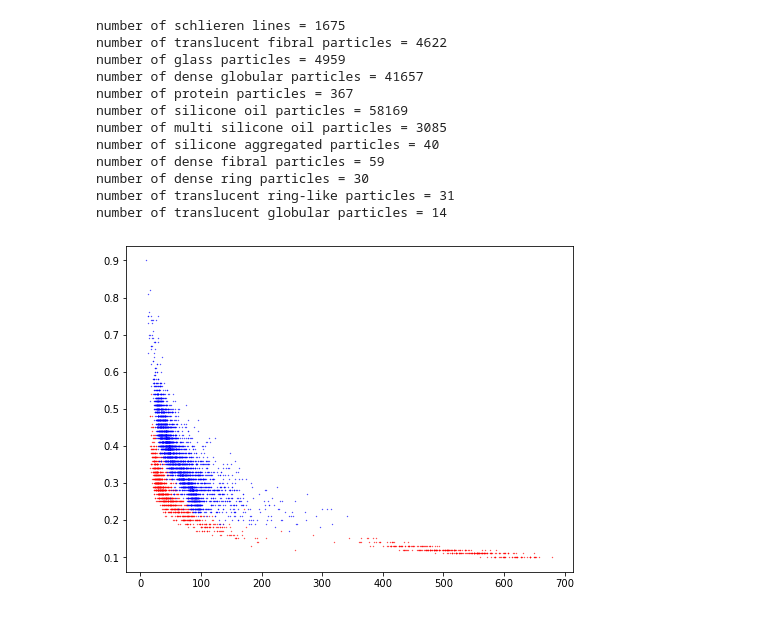
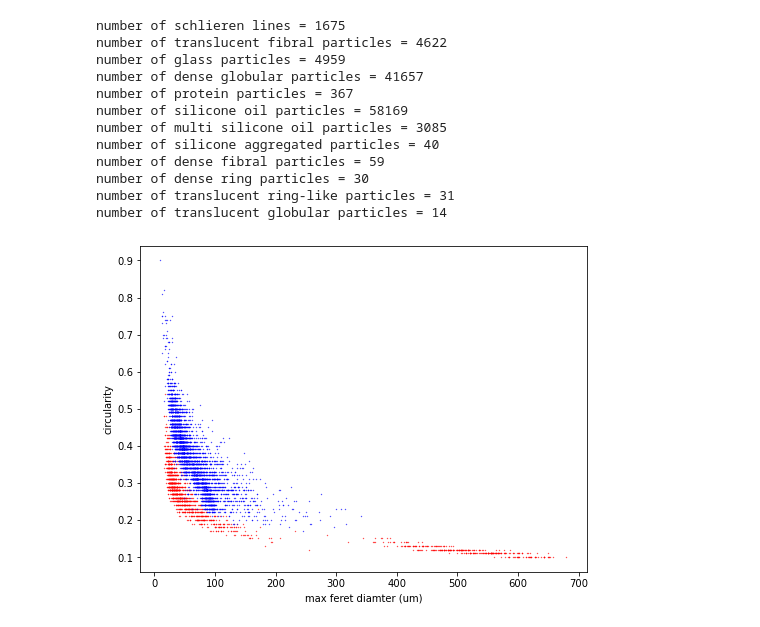
Before and after one commit to Scottholman33/KBI, a Jupyter notebook: KBI_Python_Start.ipynb, the cells around one changed output. Cells and saved outputs as stored; diff of their text form; code cells hidden in the pictures.

```diff
--- a/KBI_Python_Start.ipynb
+++ b/KBI_Python_Start.ipynb
@@ -151,16 +151,18 @@ number of dense ring particles = 30
 number of translucent ring-like particles = 31
 number of translucent globular particles = 14
 # %%
-
 
 fig=plt.figure(figsize=(8,6))
 ax1=fig.add_subplot(1,1,1)
 
 ax1.scatter(schlieren['max_feret_diam_um'], schlieren['circularity'], s=0.1, color = 'r')
 ax1.scatter(translucent_fibral['max_feret_diam_um'], translucent_fibral['circularity'], s=0.1, color = 'b')
 
+ax1.set_xlabel('max feret diamter (um)')
+ax1.set_ylabel('circularity')
+
 #plt.legend()
 #ax1.legend(handles=[schlieren, translucent_fibral])
 plt.show()
 # %% [output]
-[figure, old version]
+[figure, new version]
```
Also changed, not shown: parts of 1 cell of this notebook.
